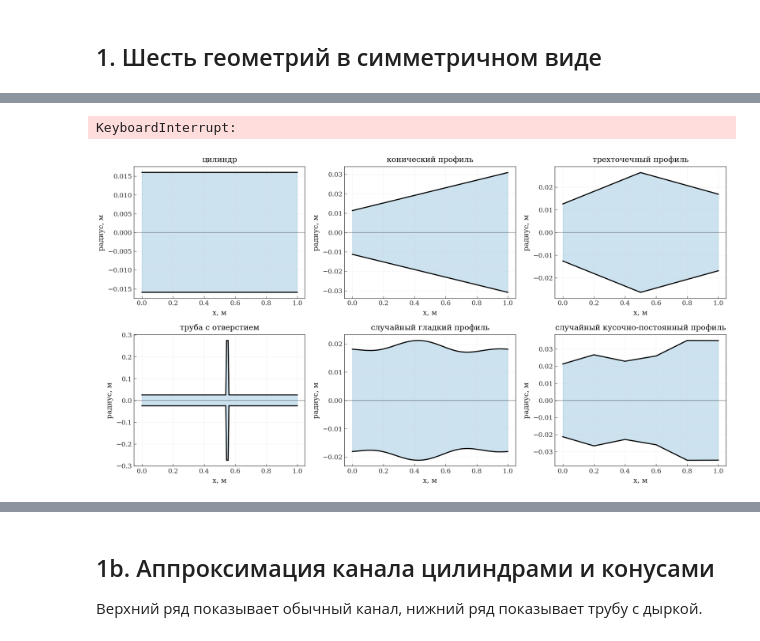
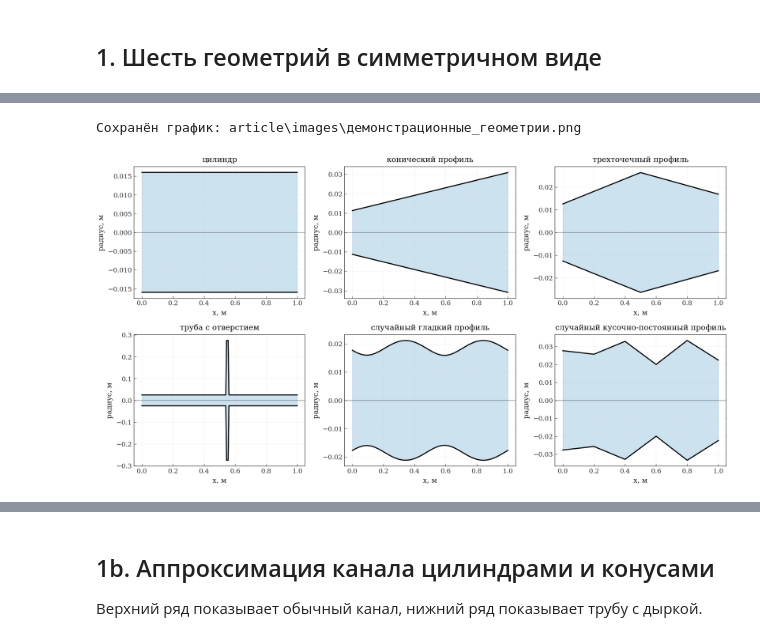
Before and after one commit to Erykalkin/webster, a Jupyter notebook: solver_benchmark_demo.ipynb, the cells around one changed output, grey strips where cells are left out. Drawn from its saved outputs; the diff is of its cells as text; code cells hidden in the pictures.

```diff
--- a/solver_benchmark_demo.ipynb
+++ b/solver_benchmark_demo.ipynb
@@ -403,25 +454,26 @@ plt.close()
 # %%
 geometries = make_demo_geometries(seed=None, smooth_n_harmonics=2)
 
 fig, axes = plt.subplots(2, 3, figsize=(15, 8))
 
 for ax, (name, geom) in zip(axes.ravel(), geometries.items()):
+    a = geom
     vt.plot_geometry(
         geom,
         mode="symmetric",
         ax=ax,
         title=ru_text(name),
         equal_aspect=False,
         linewidth=1.8,
     )
 
 plt.tight_layout()
 save_current_figure(
     filename_title="Демонстрационные геометрии",
     hide_titles=False,
 )
 plt.show()
 plt.close()
 # %% [output]
-KeyboardInterrupt:
+Сохранён график: article\images\демонстрационные_геометрии.png
-[figure, old version]
+[figure, new version]
```
Also changed, not shown: parts of 4 cells of this notebook, 27 other files.
